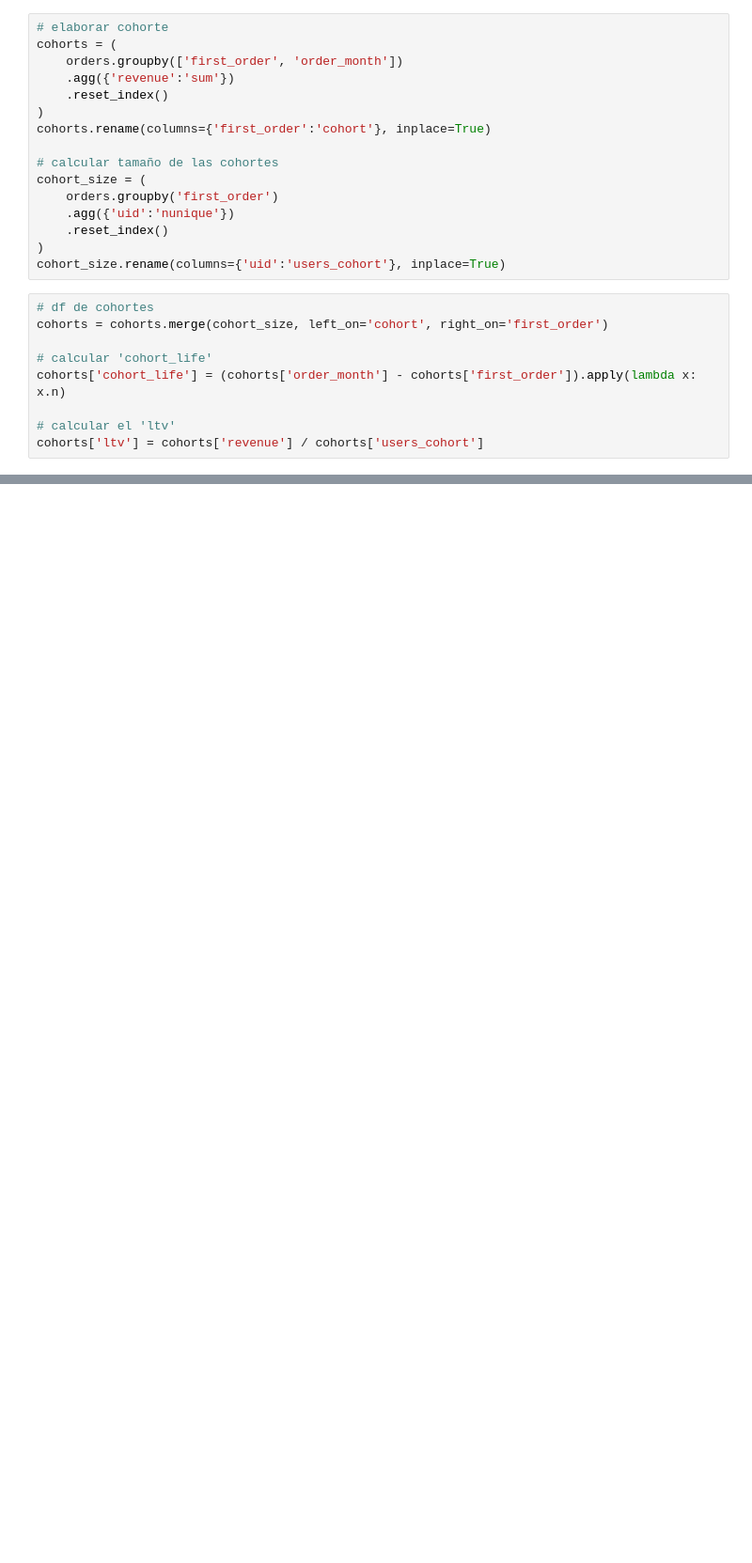
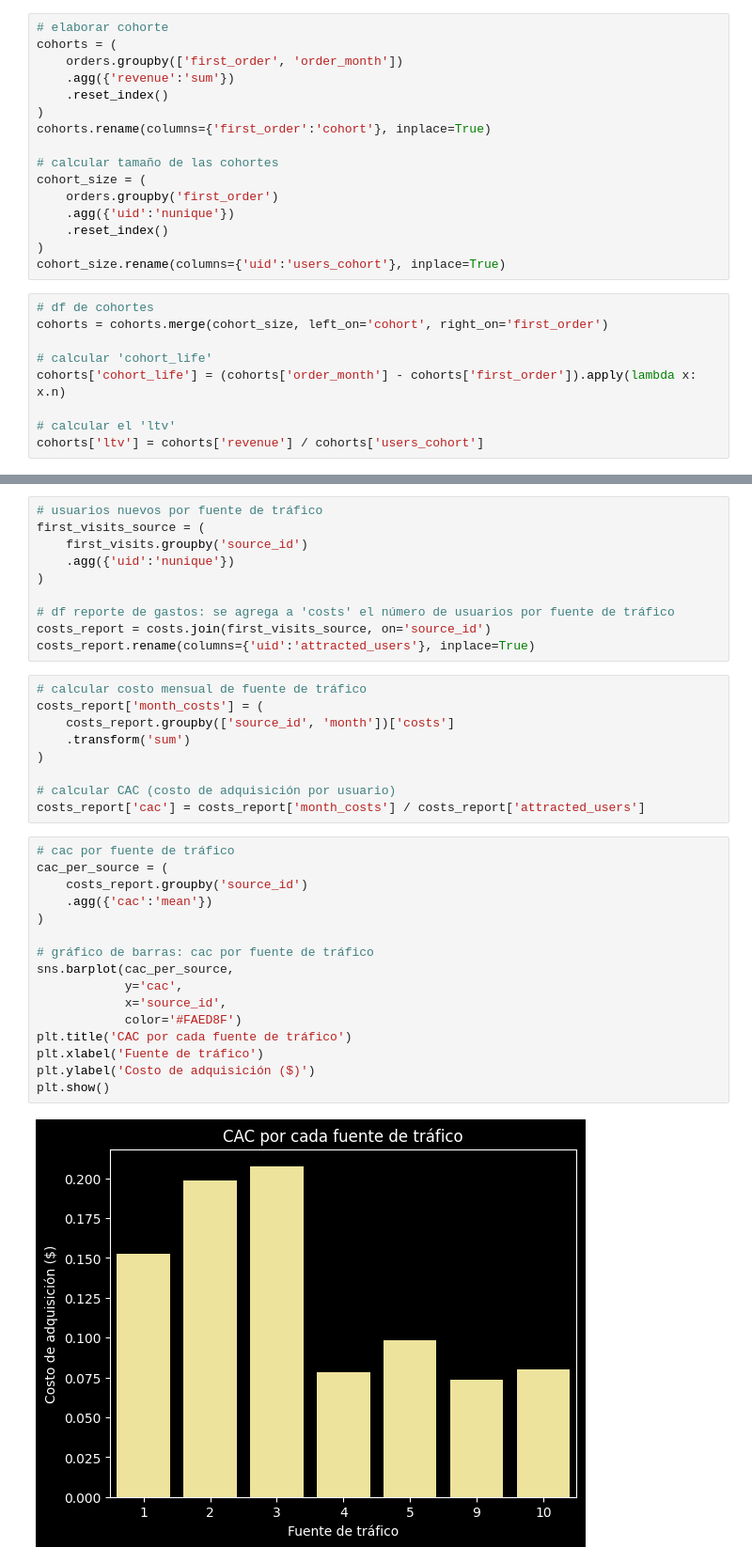
Before and after one commit to XivxnX/analisis_showz, a Jupyter notebook: analisis_showz.ipynb, the cells around one changed output, grey strips where cells are left out. Shown at 94% size. Saved outputs shown, nothing was run; the diff lists cells and outputs as text; blank space fills up the shorter version.

```diff
--- a/analisis_showz.ipynb
+++ b/analisis_showz.ipynb
@@ -632,0 +688,37 @@ Al realizar un análisis de cohortes, se encuentra que el ingreso promedio por c
+# %%
+# usuarios nuevos por fuente de tráfico
+first_visits_source = (
+    first_visits.groupby('source_id')
+    .agg({'uid':'nunique'})
+)
+
+# df reporte de gastos: se agrega a 'costs' el número de usuarios por fuente de tráfico
+costs_report = costs.join(first_visits_source, on='source_id')
+costs_report.rename(columns={'uid':'attracted_users'}, inplace=True)
+# %%
+# calcular costo mensual de fuente de tráfico
+costs_report['month_costs'] = (
+    costs_report.groupby(['source_id', 'month'])['costs']
+    .transform('sum')
+)
+
+# calcular CAC (costo de adquisición por usuario)
+costs_report['cac'] = costs_report['month_costs'] / costs_report['attracted_users']
+# %%
+# cac por fuente de tráfico
+cac_per_source = (
+    costs_report.groupby('source_id')
+    .agg({'cac':'mean'})
+)
+
+# gráfico de barras: cac por fuente de tráfico
+sns.barplot(cac_per_source,
+            y='cac',
+            x='source_id',
+            color='#FAED8F')
+plt.title('CAC por cada fuente de tráfico')
+plt.xlabel('Fuente de tráfico')
+plt.ylabel('Costo de adquisición ($)')
+plt.show()
+# %% [output]
+[figure, added]
```
Also changed, not shown: parts of 19 cells of this notebook.
